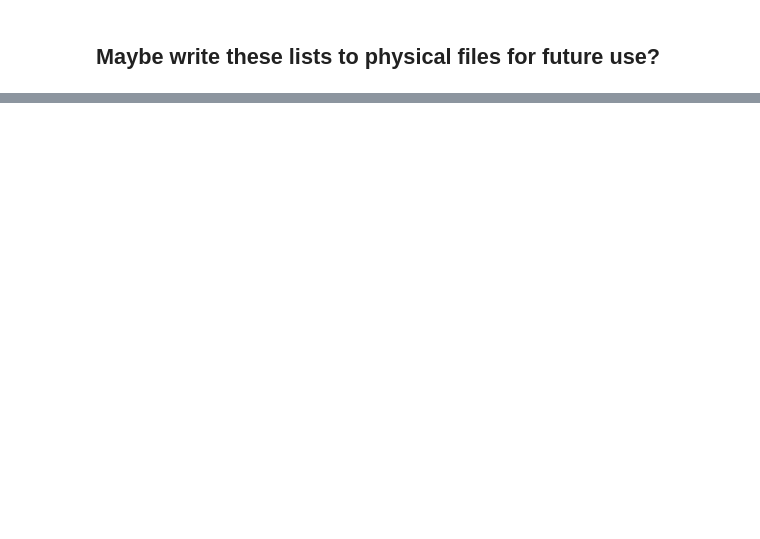
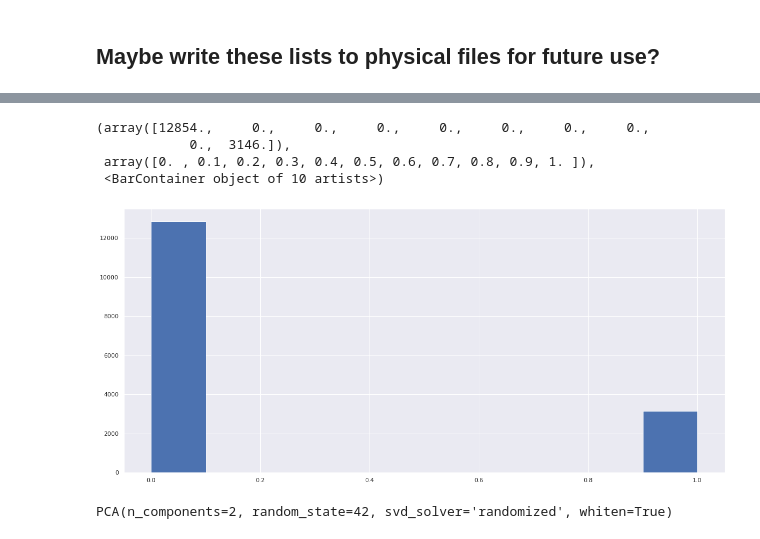
Before and after one commit to jdowzell/Thesis, a Jupyter notebook: 20210316 - I HAVE DATA WOOOOOO.ipynb, the cells around one changed output, grey strips where cells are left out. Drawn from its saved outputs; the diff is of its cells as text; code cells hidden in the pictures; blank space fills up the shorter version.

```diff
--- a/20210316 - I HAVE DATA WOOOOOO.ipynb
+++ b/20210316 - I HAVE DATA WOOOOOO.ipynb
@@ -325,0 +337,2 @@ Done!
+# %%
+idlist, fluxlist, isplanetlist = MakeDataFrame(fitsList)
@@ -325,0 +391,6 @@ Done!
+# %%
+def PlanetLookup(lst,x):
+    idx = bisect.bisect_left(lst,x)
+    return (idx<len(lst) and lst[idx] == x)
+
+isplanetlist = [PlanetLookup(planetlist,x) for x in idlist]
@@ -356,0 +440,2 @@ dataset
+# %%
+isplanetarr = np.array(isplanetlist, dtype="uint8")
@@ -356,0 +462,8 @@ dataset
+# %%
+plt.hist(isplanetarr)
+# %% [output]
+(array([12854.,     0.,     0.,     0.,     0.,     0.,     0.,     0.,
+            0.,  3146.]),
+ array([0. , 0.1, 0.2, 0.3, 0.4, 0.5, 0.6, 0.7, 0.8, 0.9, 1. ]),
+ <BarContainer object of 10 artists>)
+[figure, added]
@@ -356,0 +482,4 @@ dataset
+# %%
+pca.fit(Xtrain,ytrain)
+# %% [output]
+PCA(n_components=2, random_state=42, svd_solver='randomized', whiten=True)
```
Also changed, not shown: parts of 34 cells of this notebook, 11 other files.
